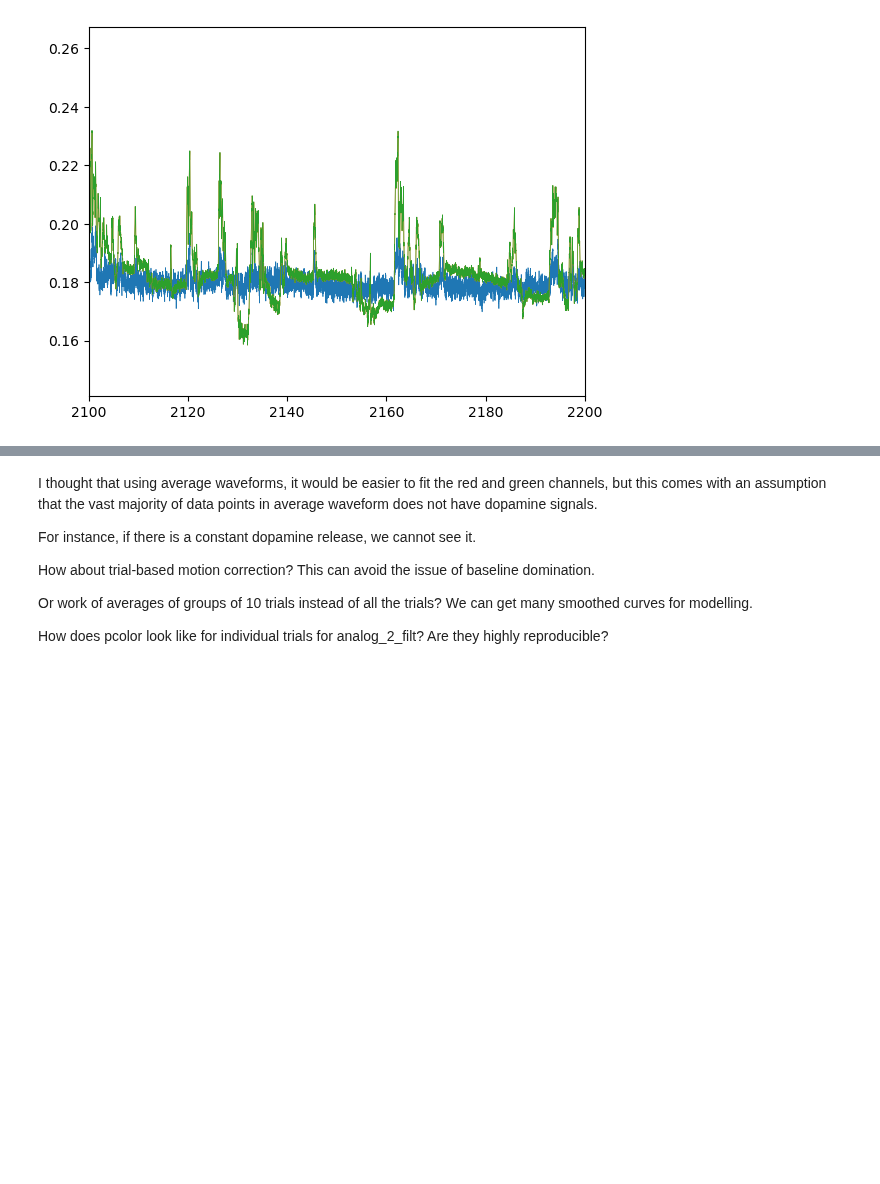
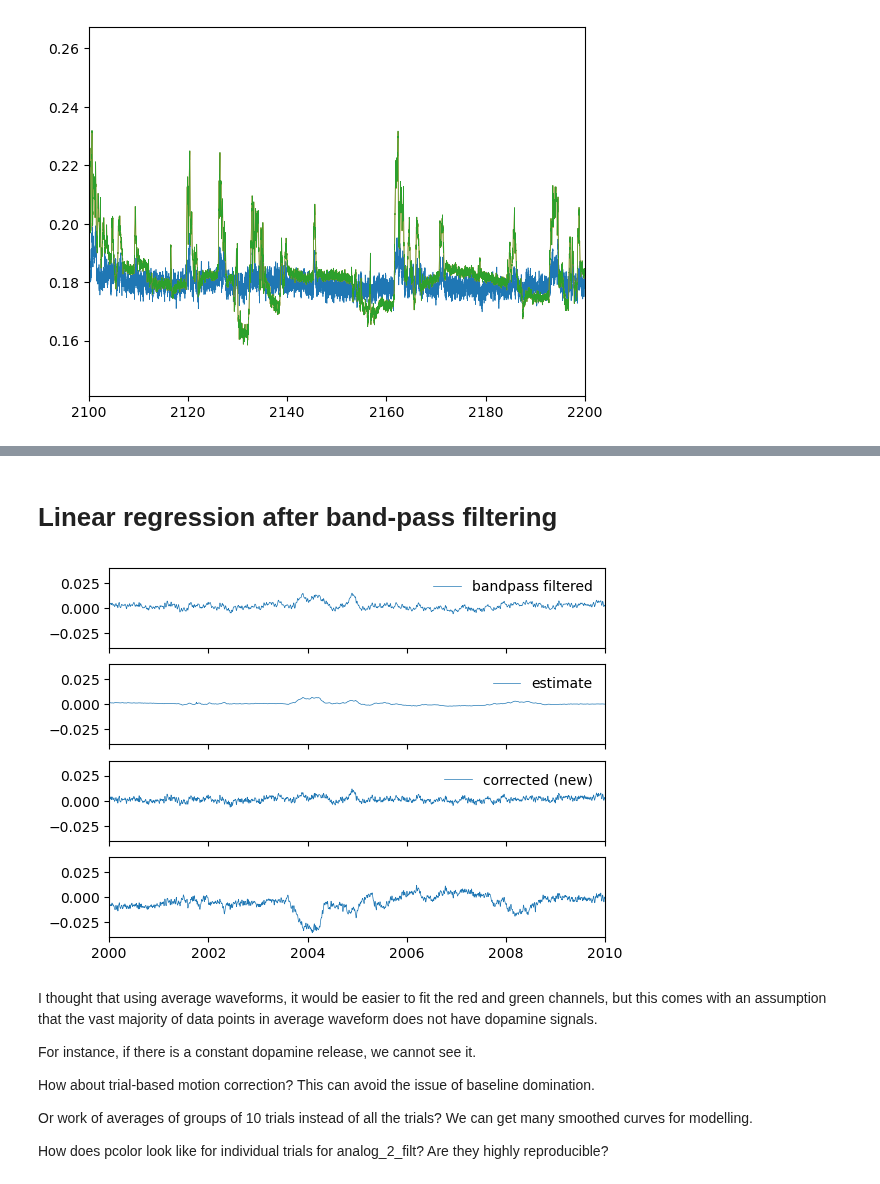
Before and after one commit to juliencarponcy/trialexp, a Jupyter notebook: notebooks/noncanonical/nb20230425_100000_Spike2Ppotometry.ipynb, the cells around one changed output, grey strips where cells are left out. Drawn from its saved outputs; the diff is of its cells as text; code cells hidden in the pictures; blank space fills up the shorter version.

```diff
--- a/notebooks/noncanonical/nb20230425_100000_Spike2Ppotometry.ipynb
+++ b/notebooks/noncanonical/nb20230425_100000_Spike2Ppotometry.ipynb
@@ -518 +586,27 @@ plt.show()
+# %% [markdown]
+# Linear regression after band-pass filtering
+# %%
+# https://vscode.dev/github/juliencarponcy/trialexp/blob/fd1e0dcc857275cafa7f809a104fd60e73ce1458/trialexp/process/pyphotometry/utils.py#L63
+# def motion_correction()
+slope, intercept, r_value, p_value, std_err = linregress(x=analog_2_filt, y=analog_1_filt)
+analog_1_est_motion = intercept + slope * analog_2_filt
+analog_1_corrected = analog_1_filt - analog_1_est_motion
+# %%
+fig, ax = plt.subplots(4,1, sharey=True, sharex= True)
+
+ax[0].plot(T/1000, analog_1_filt, linewidth=0.5, label='bandpass filtered')
+ax[1].plot(T/1000, analog_1_est_motion, linewidth=0.5,  label='estimate')
+ax[2].plot(T/1000, analog_1_corrected, linewidth=0.5, label='corrected (new)')
+ax[3].plot(T/1000, photometry_dict['analog_1_corrected'], linewidth=0.5, label='corrected (old)')
+
+plt.xlim(2000, 2010)
+plt.ylim(-0.04, 0.04)
+
+for i in range(0,3):
+    leg = ax[i].legend(loc='upper right')
+    leg.get_frame().set_edgecolor('none')
+
+plt.show()
+# %% [output]
+[figure, added]
 # %%
```
Also changed, not shown: parts of 9 cells of this notebook, 1 other file.
